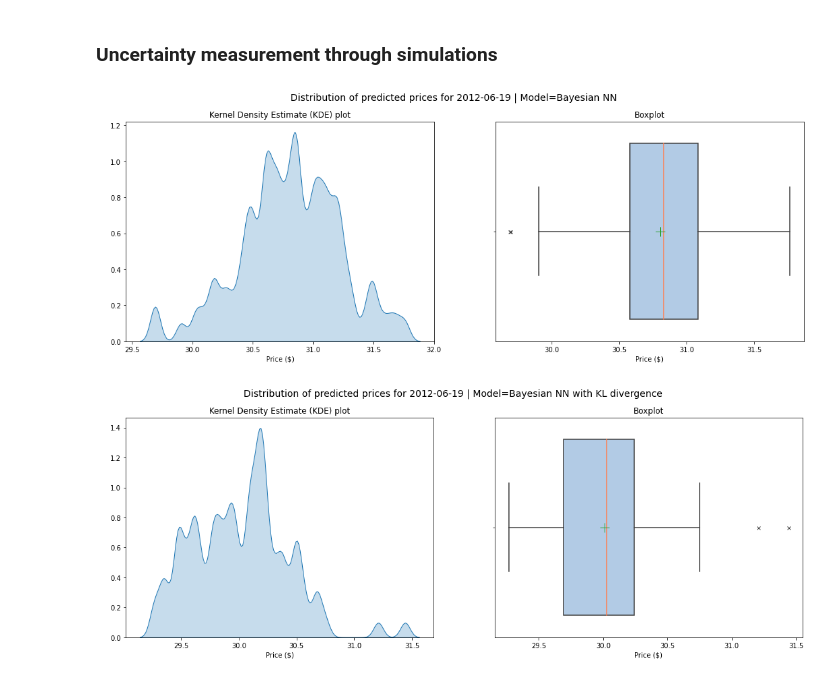
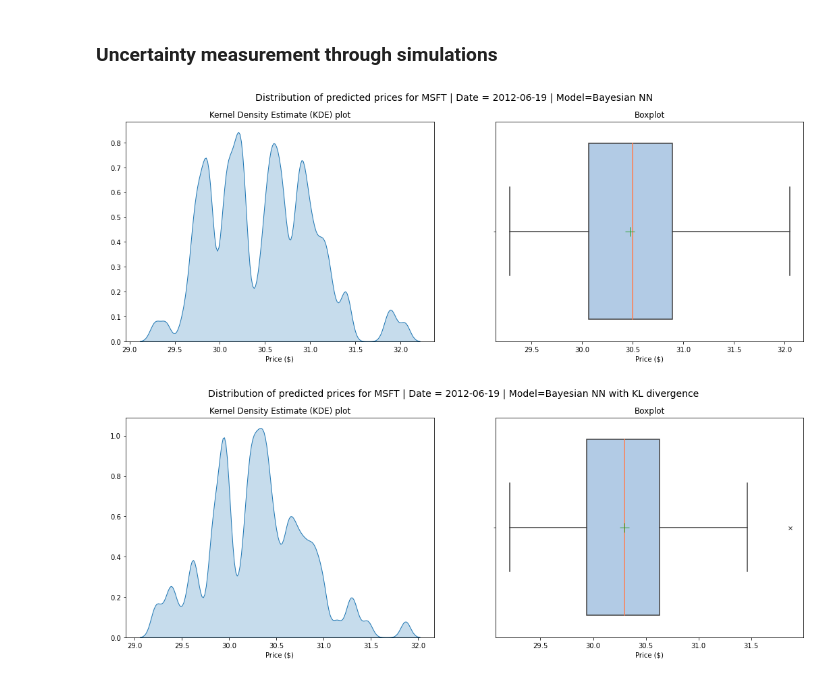
Before and after one commit to PeDiot/bayesian-neural-network-stock-prediction, a Jupyter notebook: notebook.ipynb, the cells around one changed output. Saved outputs shown, nothing was run; the diff lists cells and outputs as text; code cells hidden in the pictures.

Commit message:
re-run models with correct mape

```diff
--- a/notebook.ipynb
+++ b/notebook.ipynb
@@ -368,10 +439,11 @@ criterion = torch.load(BACKUP_PATH+"loss/"+loss_file_name)
 # %%
-# save results as pickle file
-results_file_name = asset+"-results_bnn_kl.pkl"
+file_name = generate_file_name(asset, model_name, version, ".pkl")
+print(file_name)
 
-# with open(file=BACKUP_PATH+"training/"+results_file_name, mode="wb") as f:
-#     dump(results, f)
+# save training results as pickle file
+with open(file=BACKUP_PATH+"training/"+file_name, mode="wb") as f:
+    dump(results, f)
 
-# load results from pickle file
-with open(file=BACKUP_PATH+"training/"+results_file_name, mode="rb") as f:
+# load training results from pickle file
+with open(file=BACKUP_PATH+"training/"+file_name, mode="rb") as f:
     results = load(f)
@@ -382,13 +456,15 @@ training_plot_summary(results);
 # %% [markdown]
 ## Backtest
 # %%
-asset = "gs"
+asset = "msft"
+model_names = ("fnn", "bnn", "bnn_kl")
+version = "1"
 
-files = [f"{asset}-{m}" for m in ("fnn", "bnn", "bnn_kl")]
+files = [f"{asset}-{m}-{version}" for m in model_names]
 
 models = {
-    f: torch.load(BACKUP_PATH+"models/"+f+".pt")
-    for f in files
+    m: torch.load(BACKUP_PATH+"models/"+f+".pt")
+    for m, f in zip(model_names, files)
 }
 # %% [markdown]
 ### Frequentist MLP
@@ -426,2 +502,19 @@ backtest_plot(ticker, df_backtest, mape, data.train_period)
 # %% [markdown]
 **Test set**
+# %%
+# generate 100 predictions per day in the test set
+# preds_bnn_te = generate_price_distribution(data, models["bnn"], training=False)
+
+# save average predicted prices to pickle
+model = "bnn"
+version = "1"
+asset = "msft"
+
+file_name = generate_file_name(asset, model, version)
+print(file_name)
+
+# with open(file=BACKUP_PATH+"preds/"+file_name, mode="wb") as f:
+#     dump(preds_bnn_te, f)
+
+with open(file=BACKUP_PATH+"preds/"+file_name, mode="rb") as f:
+    preds_bnn_te = load(f)
@@ -428,7 +523,4 @@ backtest_plot(ticker, df_backtest, mape, data.train_period)
 # %%
-# generate 100 predictions per day in the test set
-preds_bnn_te = generate_price_distribution(data, models[asset+"-bnn"], training=False)
-
 # take the daily average
 avg_preds_bnn_te = preds_bnn_te.T.mean(axis=1).values.reshape(-1, 1)
 # %%
@@ -469,10 +577,10 @@ backtest_plot(ticker, df_backtest, mape, data.test_period)
 # %%
 date = "2012-06-19"
 # %%
-plot_predicted_distribution(preds_bnn_te, date=date, model_name="Bayesian NN")
+plot_predicted_distribution(preds_bnn_te, ticker, date, "Bayesian NN")
 # %% [output]
-[figure, old version]
+[figure, new version]
 # %%
-plot_predicted_distribution(preds_bnn_kl_te, date=date, model_name="Bayesian NN with KL divergence")
+plot_predicted_distribution(preds_bnn_kl_te, ticker, date, model_name="Bayesian NN with KL divergence")
 # %% [output]
-[figure, old version]
+[figure, new version]
```
Also changed, not shown: parts of 39 cells of this notebook.
